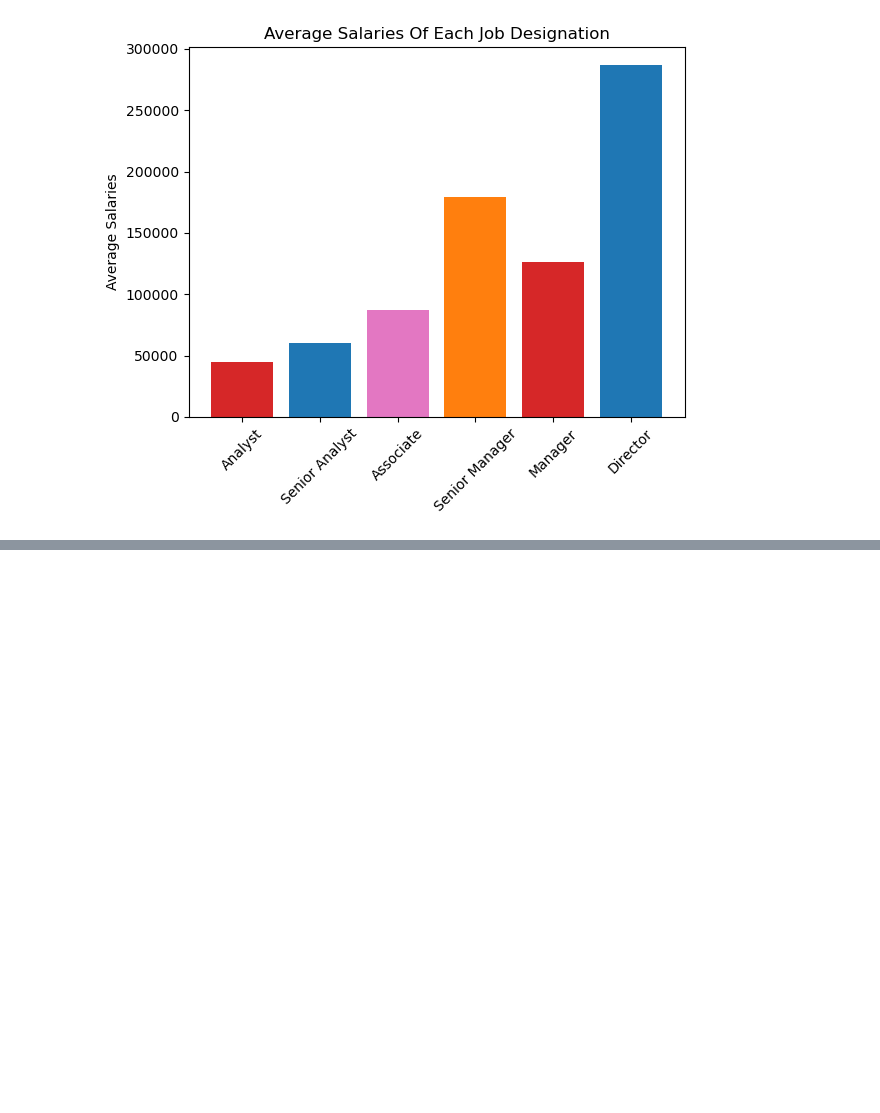
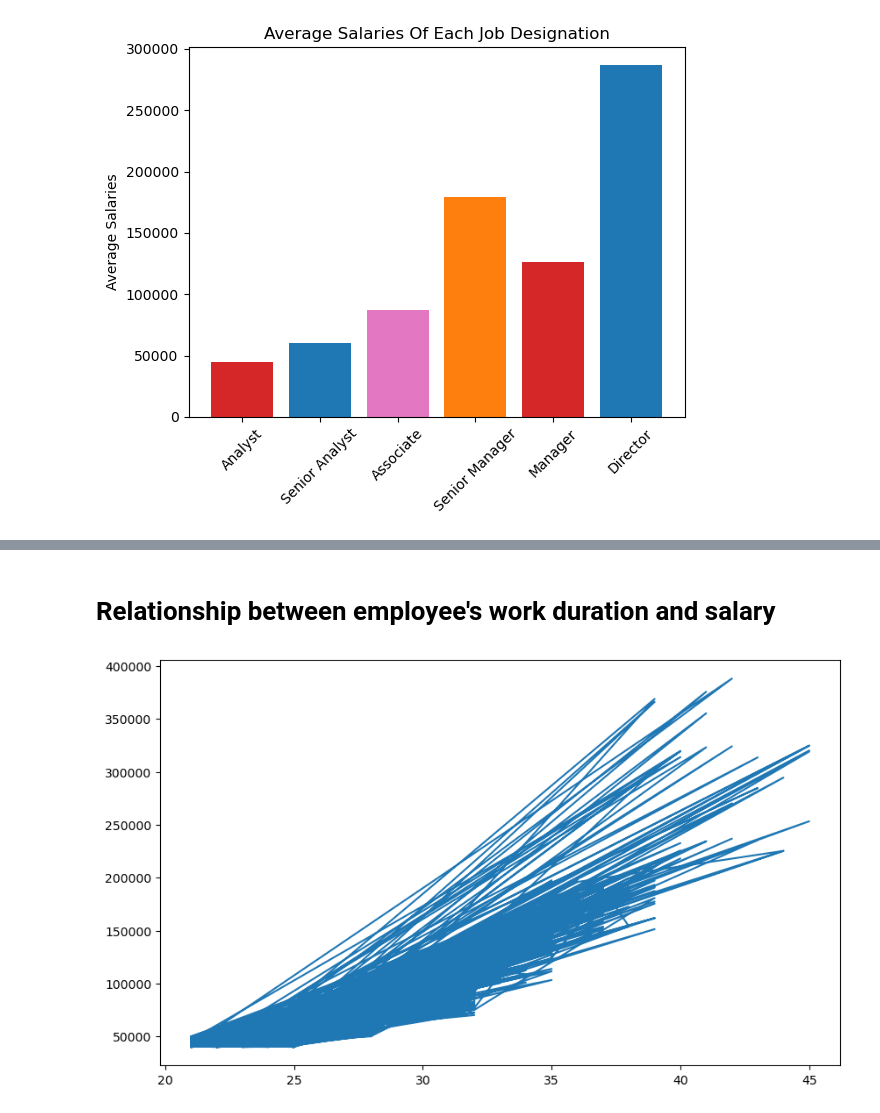
Before and after one commit to Tamilawre/SalaryPrediction, a Jupyter notebook: salary_ml_prediction.ipynb, the cells around one changed output, grey strips where cells are left out. Cells and saved outputs as stored; diff of their text form; code cells hidden in the pictures; blank space fills up the shorter version.

```diff
--- a/salary_ml_prediction.ipynb
+++ b/salary_ml_prediction.ipynb
@@ -188,0 +233,13 @@ ax.bar()
+# %% [markdown]
+# Relationship between employee's work duration and salary
+# %%
+
+plt.figure(figsize=(10, 6))
+plt.plot(data["AGE"], data["SALARY"])
+# plt.title(f'Scatter Plot between {column_x} and {column_y}')
+# plt.xlabel(column_x)
+# plt.ylabel(column_y)
+# plt.grid(True)
+plt.show()
+# %% [output]
+[figure, added]
```
Also changed, not shown: parts of 12 cells of this notebook.
